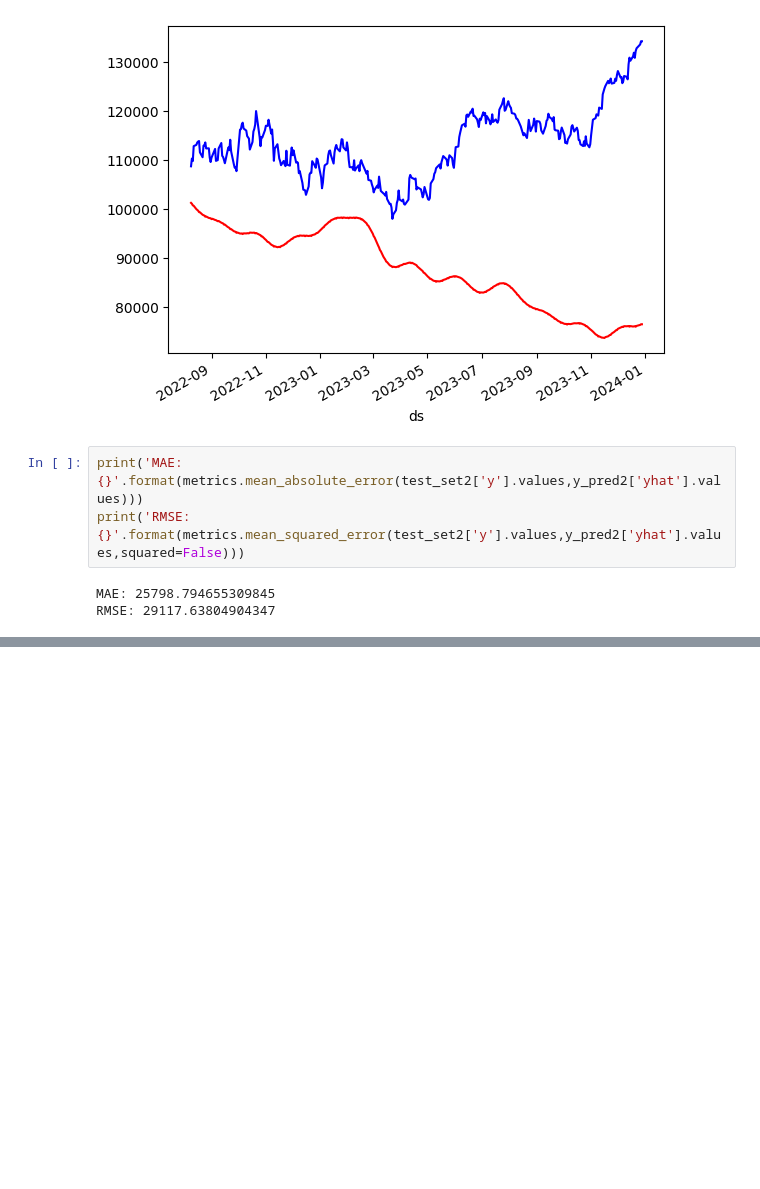
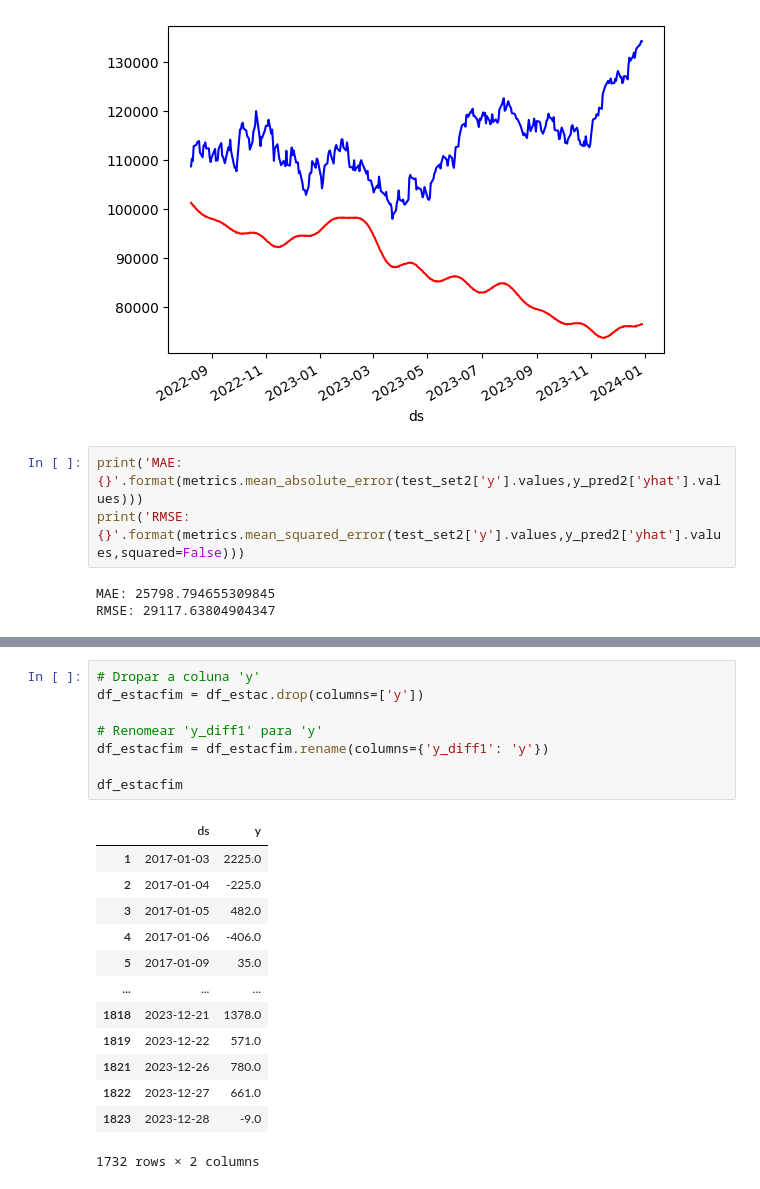
Before and after one commit to victorlamana/PosTech_DataAnalytics-Main, a Jupyter notebook: FASE2/TECH-CHALLENGE/ProphetModel.ipynb, the cells around one changed output, grey strips where cells are left out. Saved outputs shown, nothing was run; the diff lists cells and outputs as text; blank space fills up the shorter version.

```diff
--- a/FASE2/TECH-CHALLENGE/ProphetModel.ipynb
+++ b/FASE2/TECH-CHALLENGE/ProphetModel.ipynb
@@ -229,0 +324,22 @@ RMSE: 29117.63804904347
+# %%
+# Dropar a coluna 'y'
+df_estacfim = df_estac.drop(columns=['y'])
+
+# Renomear 'y_diff1' para 'y'
+df_estacfim = df_estacfim.rename(columns={'y_diff1': 'y'})
+
+df_estacfim
+# %% [output]
+|  | ds | y |
+| 1 | 2017-01-03 | 2225.0 |
+| 2 | 2017-01-04 | -225.0 |
+| 3 | 2017-01-05 | 482.0 |
+| 4 | 2017-01-06 | -406.0 |
+| 5 | 2017-01-09 | 35.0 |
+| ... | ... | ... |
+| 1818 | 2023-12-21 | 1378.0 |
+| 1819 | 2023-12-22 | 571.0 |
+| 1821 | 2023-12-26 | 780.0 |
+| 1822 | 2023-12-27 | 661.0 |
+| 1823 | 2023-12-28 | -9.0 |
+1732 rows × 2 columns
```
Also changed, not shown: parts of 17 cells of this notebook.
